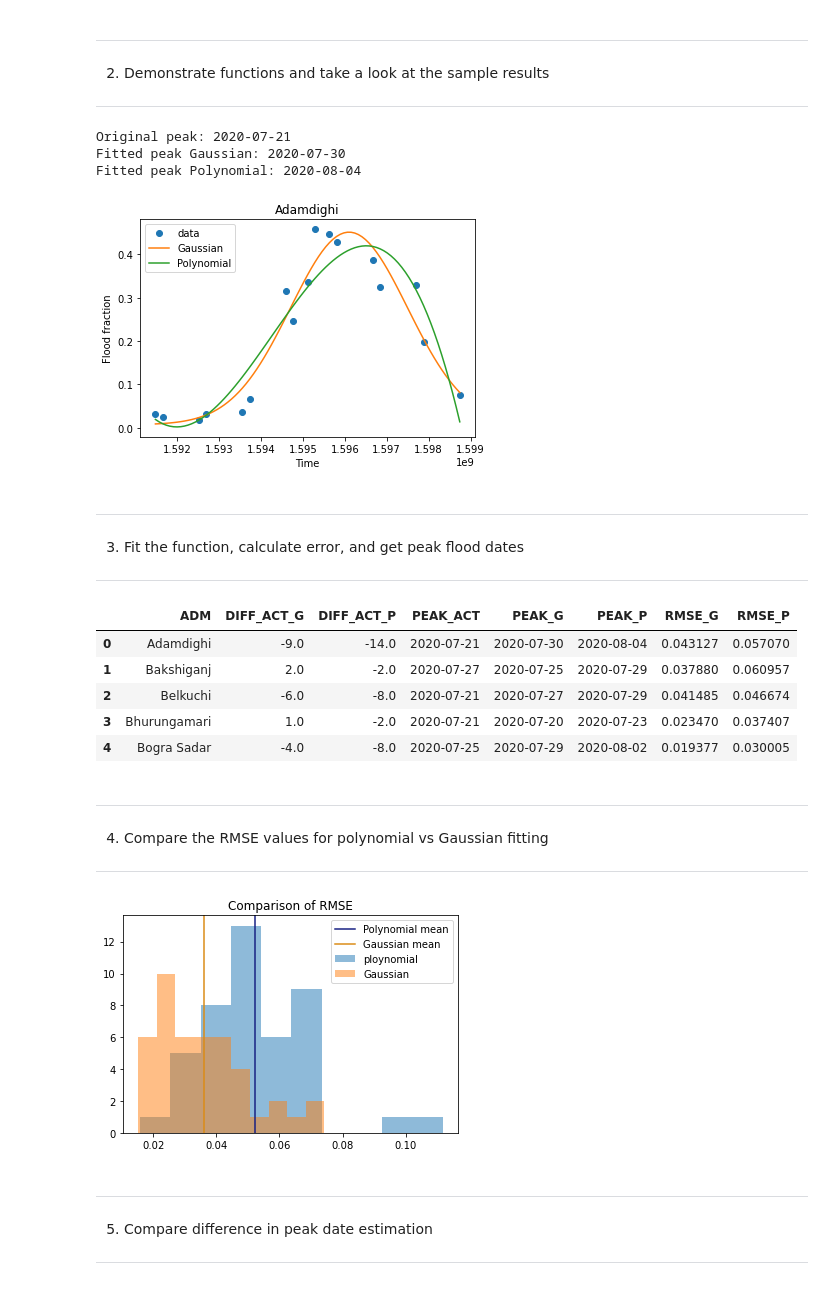
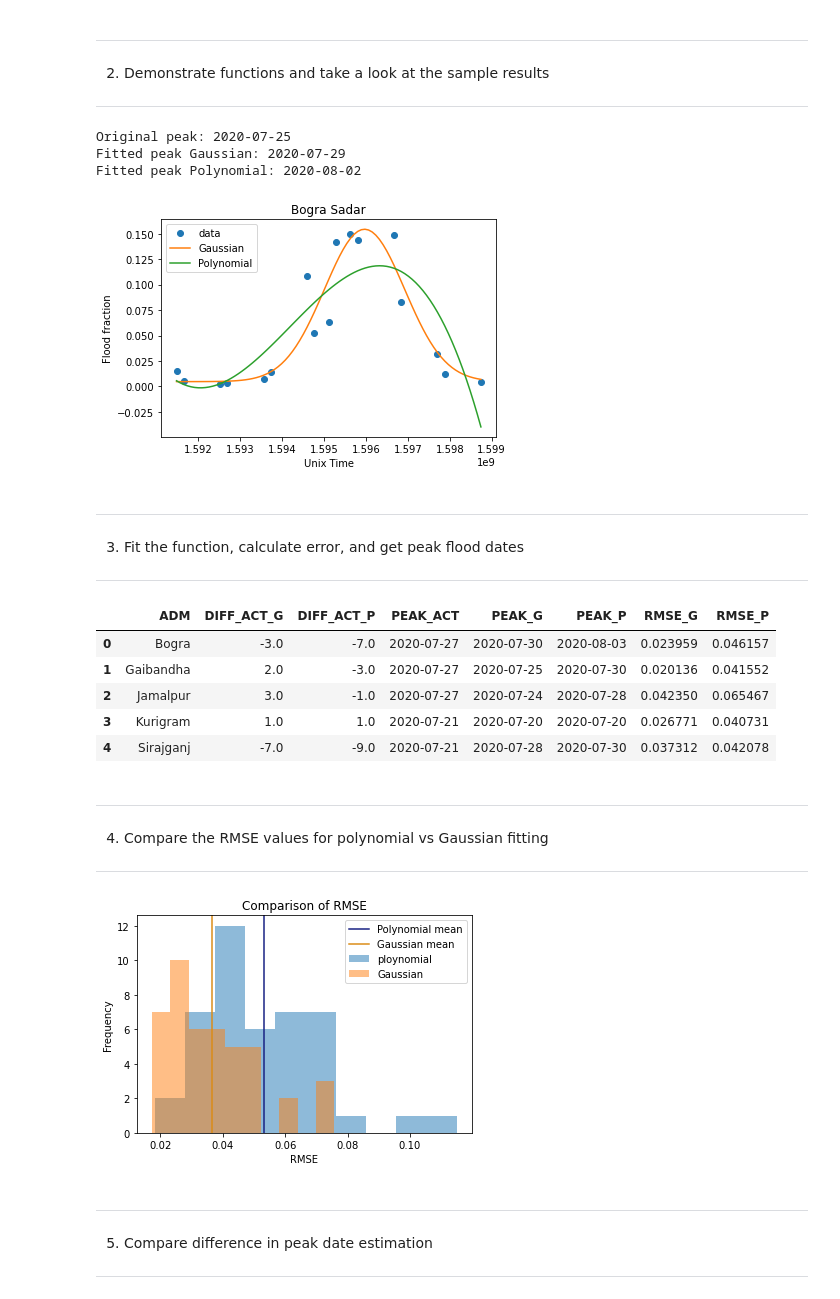
Before and after one commit to OCHA-DAP/pa-bangladesh-aa, a Jupyter notebook: notebooks/20201023_Funcfit.ipynb, the cells around one changed output. Cells and saved outputs as stored; diff of their text form; code cells hidden in the pictures.

```diff
--- a/notebooks/20201023_Funcfit.ipynb
+++ b/notebooks/20201023_Funcfit.ipynb
@@ -20,7 +20,7 @@ from scripts.d02_processing import FE_clean_data as cd
 from scripts.d03_analysis import FE_fit_function as ff
 from scripts.d01_data import FE_load_data as ld
 # %%
-FNAME = 'Sentinel-1-BGD-Flooding-updated.xlsx' # File name of the flood extent data
+FNAME = 'Sentinel-1-BGD-Flooding-ADM3_EN-TOTAL.xlsx' # File name of the flood extent data
 df0 = ld.read_data(FNAME)
 # %%
 ADM_GRP = 'ADM3_EN' # Admin level to group by
@@ -31,34 +31,36 @@ df1 = cd.group_df(df0, ADM_GRP)
 ---
 # %%
 # 0. Select admin region from the grouped data
-df2 = cd.select_df(df1, df1[ADM_GRP].unique()[0])
+df2 = cd.select_df(df1, df1[ADM_GRP].unique()[4])
 
 # 1. Get the x and y
 x,y = ff.get_xy(df2)[0], ff.get_xy(df2)[1]
 
 # 2. Fit function to generate new data at daily intervals
 x_new = np.linspace(x[0], x[-1], 85)
 y_new_g = ff.gauss(x_new, *ff.gauss_fit(x, y))
 y_new_p = ff.poly_fit(x_new,x, y, 3)
 
 # 3. Plot the actual and fitted data
 plt.plot(x, y, 'o', label='data')
 plt.plot(x_new, y_new_g, label='Gaussian')
 plt.plot(x_new, y_new_p, label='Polynomial')
-plt.title(df1[ADM_GRP].unique()[0])
+plt.title(df1[ADM_GRP].unique()[4])
 plt.legend()
-plt.xlabel('Time')
+plt.xlabel('Unix Time')
 plt.ylabel('Flood fraction')
 
 # 4. Calculate the peak dates
 print('Original peak: ' + ff.get_peak(x,y))
 print('Fitted peak Gaussian: ' + ff.get_peak(x_new,y_new_g))
 print('Fitted peak Polynomial: ' + ff.get_peak(x_new,y_new_p))
+
+# plt.savefig("Results/Fit4.png", bbox_inches='tight', pad_inches=0.2)
 # %% [output]
-Original peak: 2020-07-21
-Fitted peak Gaussian: 2020-07-30
-Fitted peak Polynomial: 2020-08-04
+Original peak: 2020-07-25
+Fitted peak Gaussian: 2020-07-29
+Fitted peak Polynomial: 2020-08-02
-[figure, old version]
+[figure, new version]
 # %% [markdown]
 ---
 3. Fit the function, calculate error, and get peak flood dates
@@ -116,11 +118,11 @@ results.to_csv('results/flood_peak_estimation_{}.csv'.format(ADM_GRP))
 results.head()
 # %% [output]
 |  | ADM | DIFF_ACT_G | DIFF_ACT_P | PEAK_ACT | PEAK_G | PEAK_P | RMSE_G | RMSE_P |
-| 0 | Adamdighi | -9.0 | -14.0 | 2020-07-21 | 2020-07-30 | 2020-08-04 | 0.043127 | 0.057070 |
-| 1 | Bakshiganj | 2.0 | -2.0 | 2020-07-27 | 2020-07-25 | 2020-07-29 | 0.037880 | 0.060957 |
-| 2 | Belkuchi | -6.0 | -8.0 | 2020-07-21 | 2020-07-27 | 2020-07-29 | 0.041485 | 0.046674 |
-| 3 | Bhurungamari | 1.0 | -2.0 | 2020-07-21 | 2020-07-20 | 2020-07-23 | 0.023470 | 0.037407 |
-| 4 | Bogra Sadar | -4.0 | -8.0 | 2020-07-25 | 2020-07-29 | 2020-08-02 | 0.019377 | 0.030005 |
+| 0 | Bogra | -3.0 | -7.0 | 2020-07-27 | 2020-07-30 | 2020-08-03 | 0.023959 | 0.046157 |
+| 1 | Gaibandha | 2.0 | -3.0 | 2020-07-27 | 2020-07-25 | 2020-07-30 | 0.020136 | 0.041552 |
+| 2 | Jamalpur | 3.0 | -1.0 | 2020-07-27 | 2020-07-24 | 2020-07-28 | 0.042350 | 0.065467 |
+| 3 | Kurigram | 1.0 | 1.0 | 2020-07-21 | 2020-07-20 | 2020-07-20 | 0.026771 | 0.040731 |
+| 4 | Sirajganj | -7.0 | -9.0 | 2020-07-21 | 2020-07-28 | 2020-07-30 | 0.037312 | 0.042078 |
 # %% [markdown]
 ---
 4. Compare the RMSE values for polynomial vs Gaussian fitting
@@ -131,10 +133,13 @@ plt.hist(results['RMSE_G'], label='Gaussian', alpha=0.5)
 plt.axvline(results['RMSE_P'].mean(), label='Polynomial mean', color='#172082')
 plt.axvline(results['RMSE_G'].mean(), label='Gaussian mean', color='#db8c16')
 plt.legend()
+plt.xlabel('RMSE')
+plt.ylabel('Frequency')
 plt.title('Comparison of RMSE')
 plt.show()
+# plt.savefig("Results/RMSE.png", bbox_inches='tight', pad_inches=0.2)
 # %% [output]
-[figure, old version]
+[figure, new version]
 # %% [markdown]
 ---
 5. Compare difference in peak date estimation
```
Also changed, not shown: parts of 2 cells of this notebook, 2 other files.
